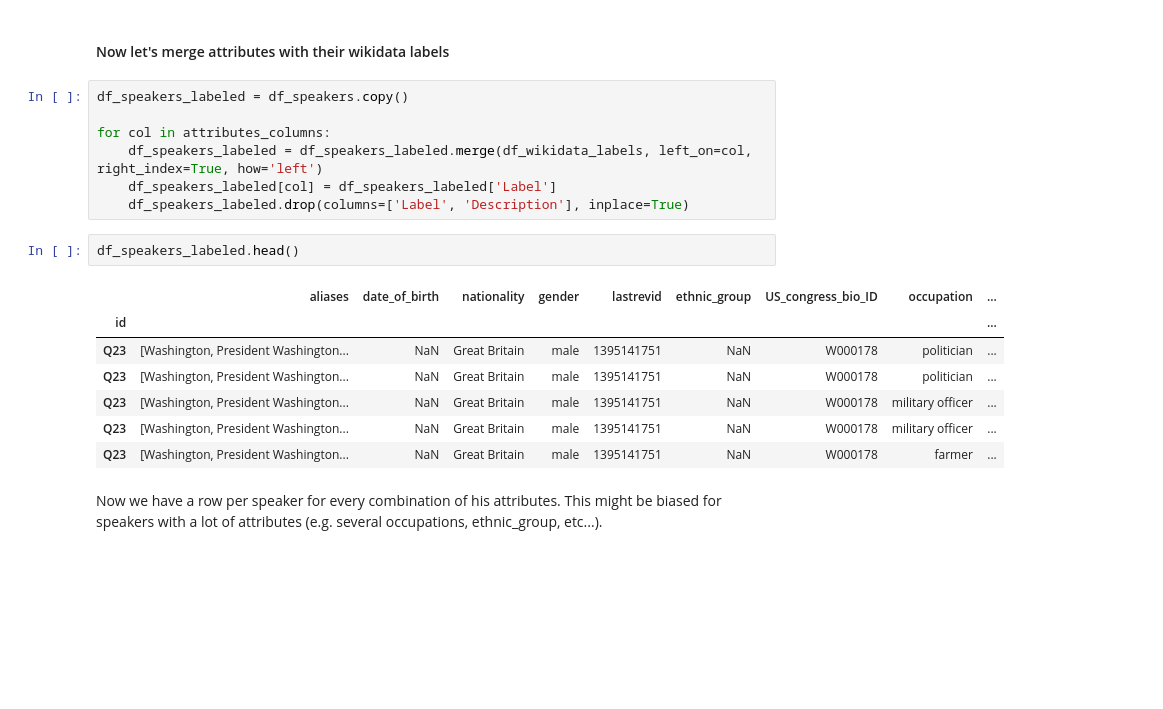
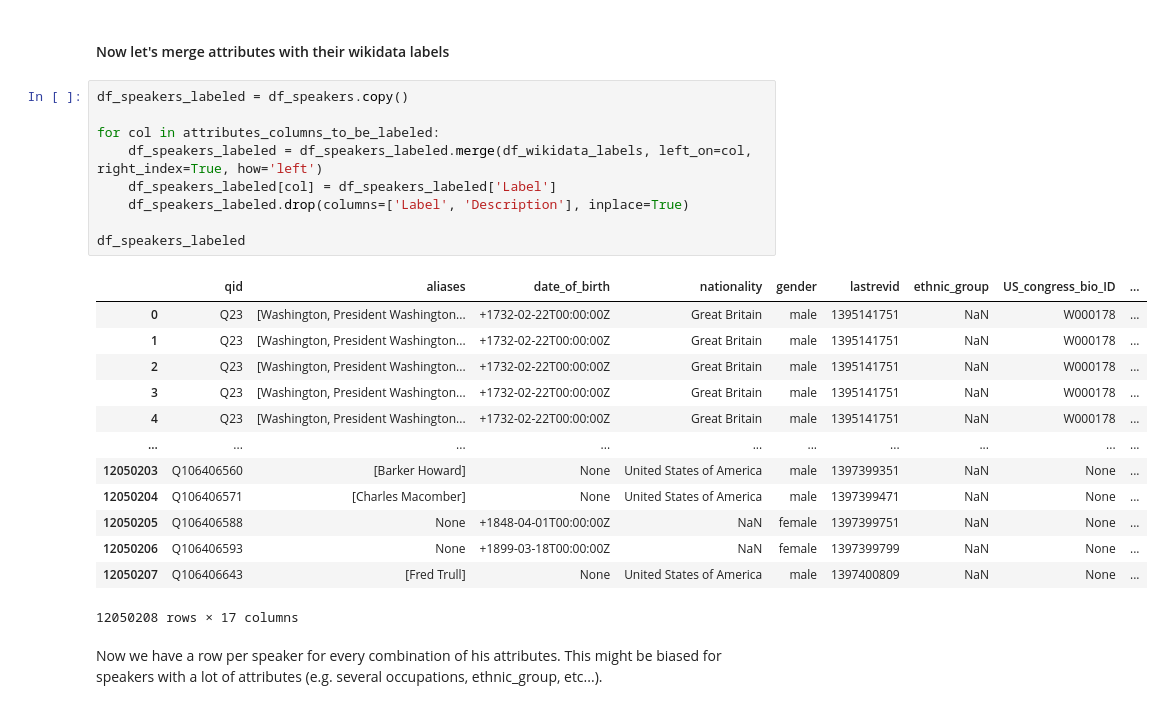
Before and after one commit to epfl-ada/ada-2021-project-comic-sans, a Jupyter notebook: speakers_analysis.ipynb, the cells around one changed output. Drawn from its saved outputs; the diff is of its cells as text; blank space fills up the shorter version.

```diff
--- a/speakers_analysis.ipynb
+++ b/speakers_analysis.ipynb
@@ -196,20 +204,26 @@ df_speakers[df_speakers.label == 'Donald Trump'][['date_of_birth', 'age', 'age_g
 # %%
 df_speakers_labeled = df_speakers.copy()
 
-for col in attributes_columns:
+for col in attributes_columns_to_be_labeled:
     df_speakers_labeled = df_speakers_labeled.merge(df_wikidata_labels, left_on=col, right_index=True, how='left')
     df_speakers_labeled[col] = df_speakers_labeled['Label']
     df_speakers_labeled.drop(columns=['Label', 'Description'], inplace=True)
+
+df_speakers_labeled
+# %% [output]
+|  | qid | aliases | date_of_birth | nationality | gender | lastrevid | ethnic_group | US_congress_bio_ID | ... |
+| 0 | Q23 | [Washington, President Washington... | +1732-02-22T00:00:00Z | Great Britain | male | 1395141751 | NaN | W000178 | ... |
+| 1 | Q23 | [Washington, President Washington... | +1732-02-22T00:00:00Z | Great Britain | male | 1395141751 | NaN | W000178 | ... |
+| 2 | Q23 | [Washington, President Washington... | +1732-02-22T00:00:00Z | Great Britain | male | 1395141751 | NaN | W000178 | ... |
+| 3 | Q23 | [Washington, President Washington... | +1732-02-22T00:00:00Z | Great Britain | male | 1395141751 | NaN | W000178 | ... |
+| 4 | Q23 | [Washington, President Washington... | +1732-02-22T00:00:00Z | Great Britain | male | 1395141751 | NaN | W000178 | ... |
+| ... | ... | ... | ... | ... | ... | ... | ... | ... | ... |
+| 12050203 | Q106406560 | [Barker Howard] | None | United States of America | male | 1397399351 | NaN | None | ... |
+| 12050204 | Q106406571 | [Charles Macomber] | None | United States of America | male | 1397399471 | NaN | None | ... |
+| 12050205 | Q106406588 | None | +1848-04-01T00:00:00Z | NaN | female | 1397399751 | NaN | None | ... |
+| 12050206 | Q106406593 | None | +1899-03-18T00:00:00Z | NaN | female | 1397399799 | NaN | None | ... |
+| 12050207 | Q106406643 | [Fred Trull] | None | United States of America | male | 1397400809 | NaN | None | ... |
+12050208 rows × 17 columns
-# %%
-df_speakers_labeled.head()
-# %% [output]
-|  | aliases | date_of_birth | nationality | gender | lastrevid | ethnic_group | US_congress_bio_ID | occupation | ... |
-| id |  |  |  |  |  |  |  |  | ... |
-| Q23 | [Washington, President Washington... | NaN | Great Britain | male | 1395141751 | NaN | W000178 | politician | ... |
-| Q23 | [Washington, President Washington... | NaN | Great Britain | male | 1395141751 | NaN | W000178 | politician | ... |
-| Q23 | [Washington, President Washington... | NaN | Great Britain | male | 1395141751 | NaN | W000178 | military officer | ... |
-| Q23 | [Washington, President Washington... | NaN | Great Britain | male | 1395141751 | NaN | W000178 | military officer | ... |
-| Q23 | [Washington, President Washington... | NaN | Great Britain | male | 1395141751 | NaN | W000178 | farmer | ... |
 # %% [markdown]
 Now we have a row per speaker for every combination of his attributes. This might be biased for speakers with a lot of attributes (e.g. several occupations, ethnic_group, etc...).
 # %%
```
Also changed, not shown: parts of 10 cells of this notebook, 2 other files.
